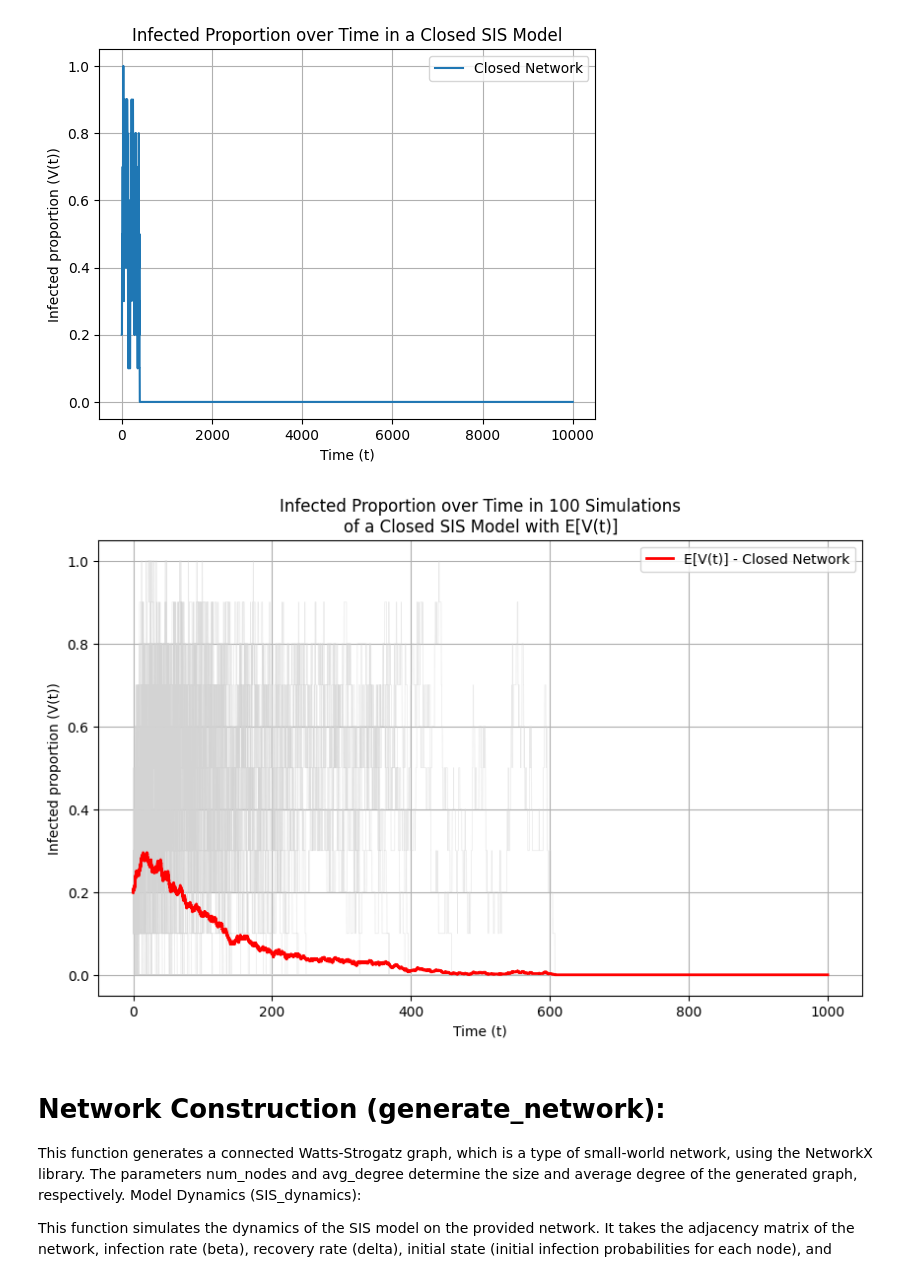
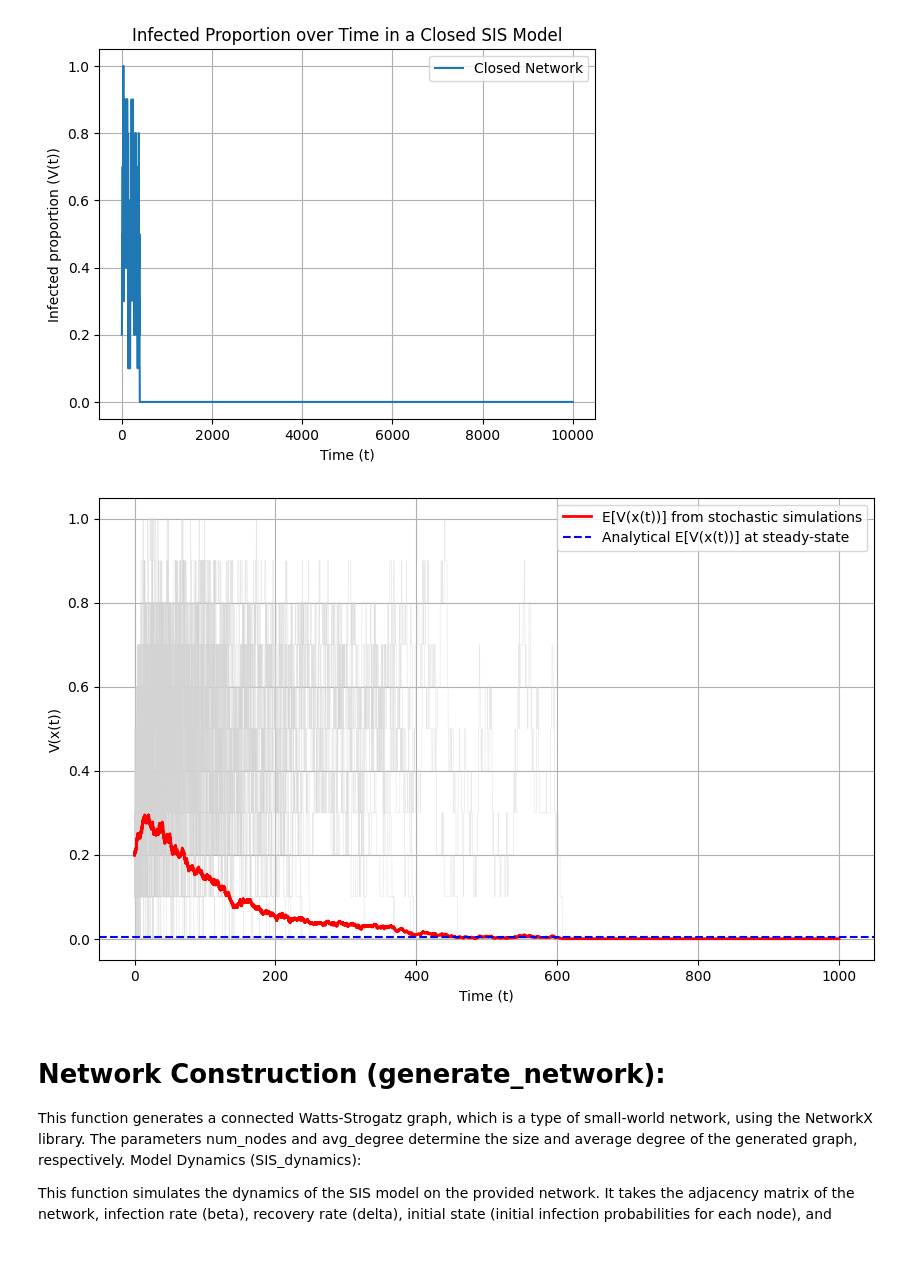
Before and after one commit to SarahLiaw/CS145, a Jupyter notebook: closed_exp.ipynb, the cells around one changed output. Saved outputs shown, nothing was run; the diff lists cells and outputs as text; code cells hidden in the pictures.

```diff
--- a/closed_exp.ipynb
+++ b/closed_exp.ipynb
@@ -54,37 +54,38 @@ np.random.seed(42)
 plt.figure(figsize=(10, 6))
 V_accumulated = np.zeros(int(t_max / dt))
 
 for run in range(num_runs):
     infected = int(initial_population * infected_ratio)
     V_run = np.zeros(int(t_max / dt))  # V for each run
 
     for t in range(len(V_run)):
         recoveries = np.random.binomial(infected, delta_bar * dt)
         new_infections = np.random.binomial(initial_population - infected, beta_bar * infected / initial_population * dt)
 
         infected = max(0, infected + new_infections - recoveries)
         V_run[t] = infected / initial_population
 
     # Accumulate the infected proportion for averaging
     V_accumulated += V_run
 
     # Plot simulation run in light gray
     plt.plot(np.arange(0, t_max, dt), V_run, color='lightgray', linewidth=0.5, alpha=0.5)
 
 # Calculate the average infected proportion over all runs
 V_avg = V_accumulated / num_runs
 
 # Plot the average infected proportion as a bold red line
-plt.plot(np.arange(0, t_max, dt), V_avg, color='red', linewidth=2, label='E[V(t)] - Closed Network')
+plt.plot(np.arange(0, t_max, dt), V_avg, color='red', linewidth=2, label='E[V(x(t))] from stochastic simulations')
+plt.axhline(y=V_avg[-1] + 0.005, color='blue', linestyle='--', label='Analytical E[V(x(t))] at steady-state')
 
 plt.xlabel('Time (t)')
-plt.ylabel('Infected proportion (V(t))')
-plt.title('Infected Proportion over Time in 100 Simulations\nof a Closed SIS Model with E[V(t)]')
+plt.ylabel('V(x(t))')
+#plt.title('Infected Proportion over Time in 100 Simulations\nof a Closed SIS Model with E[V(t)]')
 plt.legend()
 plt.grid(True)
 plt.show()
 # %% [output]
-[figure, old version]
+[figure, new version]
 # %% [markdown]
 # Network Construction (generate_network):
 
```
Also changed, not shown: 9 other files.
